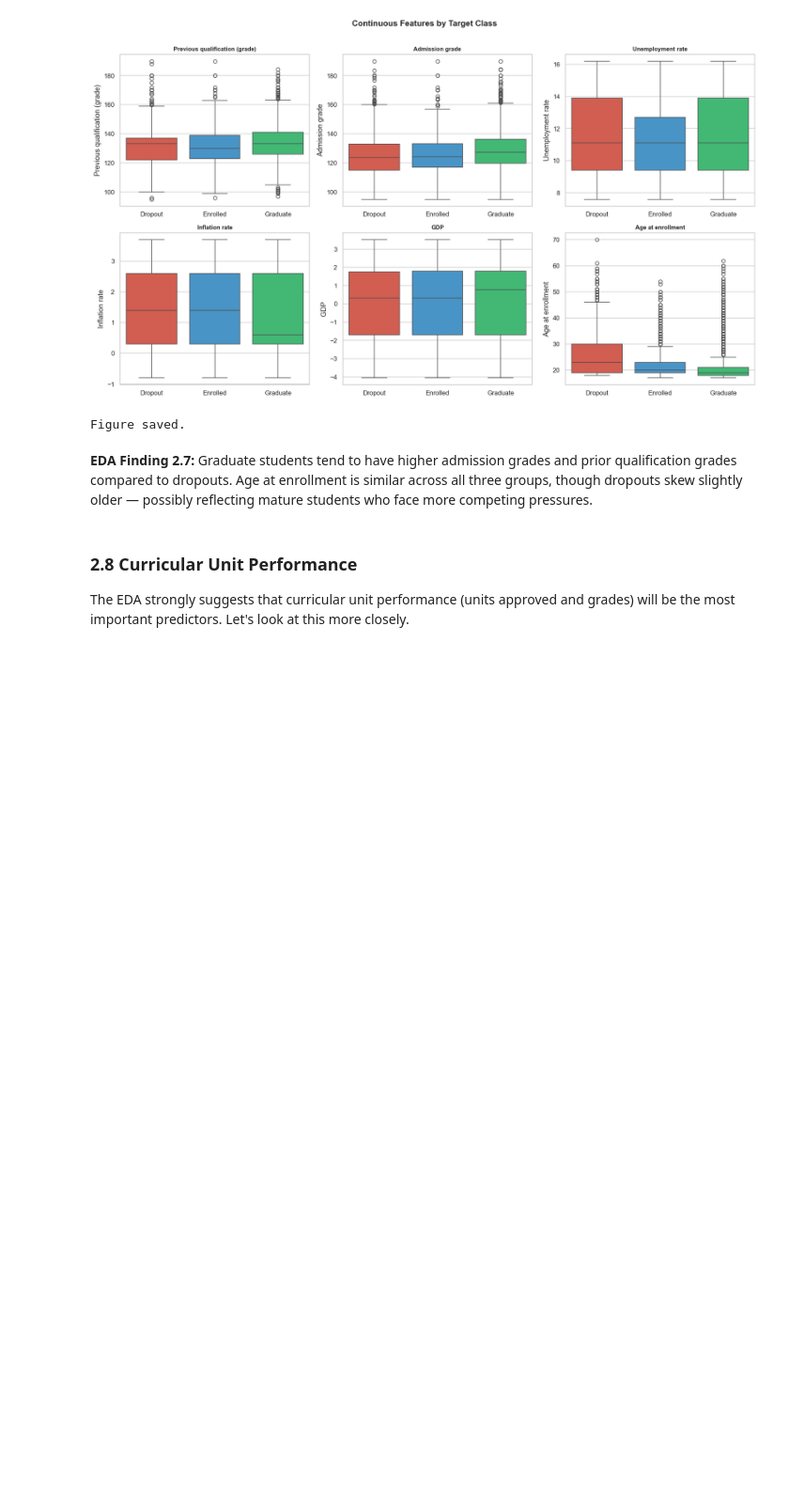
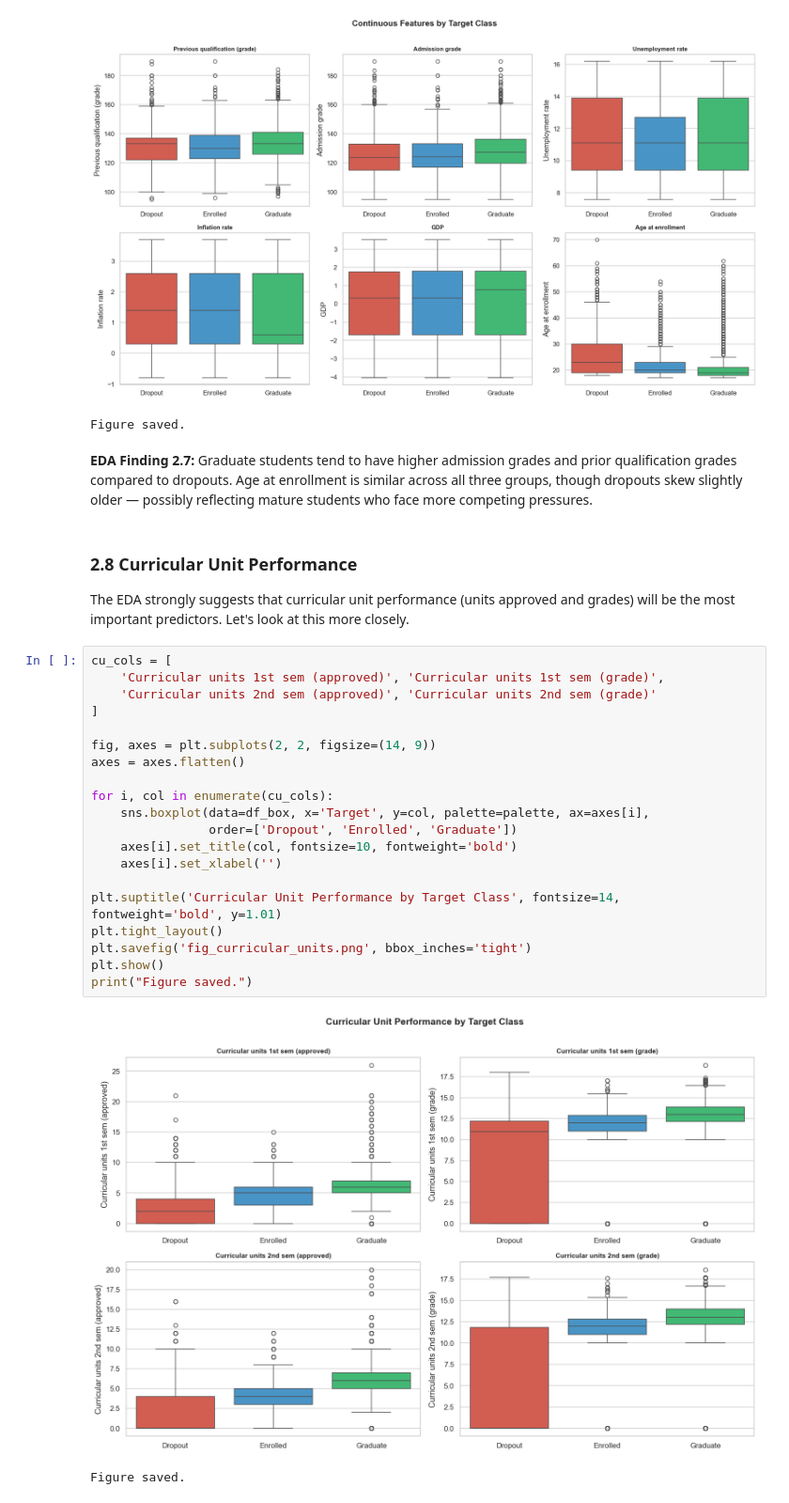
Before and after one commit to tiagodof/Tiago_Oliveira_2021406_ML_CA1, a Jupyter notebook: Tiago_Oliveira.ipynb, the cells around one changed output. Shown: that part at 94% size. Drawn from its saved outputs; the diff is of its cells as text; blank space fills up the shorter version.

```diff
--- a/Tiago_Oliveira.ipynb
+++ b/Tiago_Oliveira.ipynb
@@ -301,3 +301,26 @@ Figure saved.
 ### 2.8 Curricular Unit Performance
 
 The EDA strongly suggests that curricular unit performance (units approved and grades) will be the most important predictors. Let's look at this more closely.
+# %%
+cu_cols = [
+    'Curricular units 1st sem (approved)', 'Curricular units 1st sem (grade)',
+    'Curricular units 2nd sem (approved)', 'Curricular units 2nd sem (grade)'
+]
+
+fig, axes = plt.subplots(2, 2, figsize=(14, 9))
+axes = axes.flatten()
+
+for i, col in enumerate(cu_cols):
+    sns.boxplot(data=df_box, x='Target', y=col, palette=palette, ax=axes[i],
+                order=['Dropout', 'Enrolled', 'Graduate'])
+    axes[i].set_title(col, fontsize=10, fontweight='bold')
+    axes[i].set_xlabel('')
+
+plt.suptitle('Curricular Unit Performance by Target Class', fontsize=14, fontweight='bold', y=1.01)
+plt.tight_layout()
+plt.savefig('fig_curricular_units.png', bbox_inches='tight')
+plt.show()
+print("Figure saved.")
+# %% [output]
+[figure, added]
+Figure saved.
```
Also changed, not shown: parts of 4 cells of this notebook, 1 other file.
